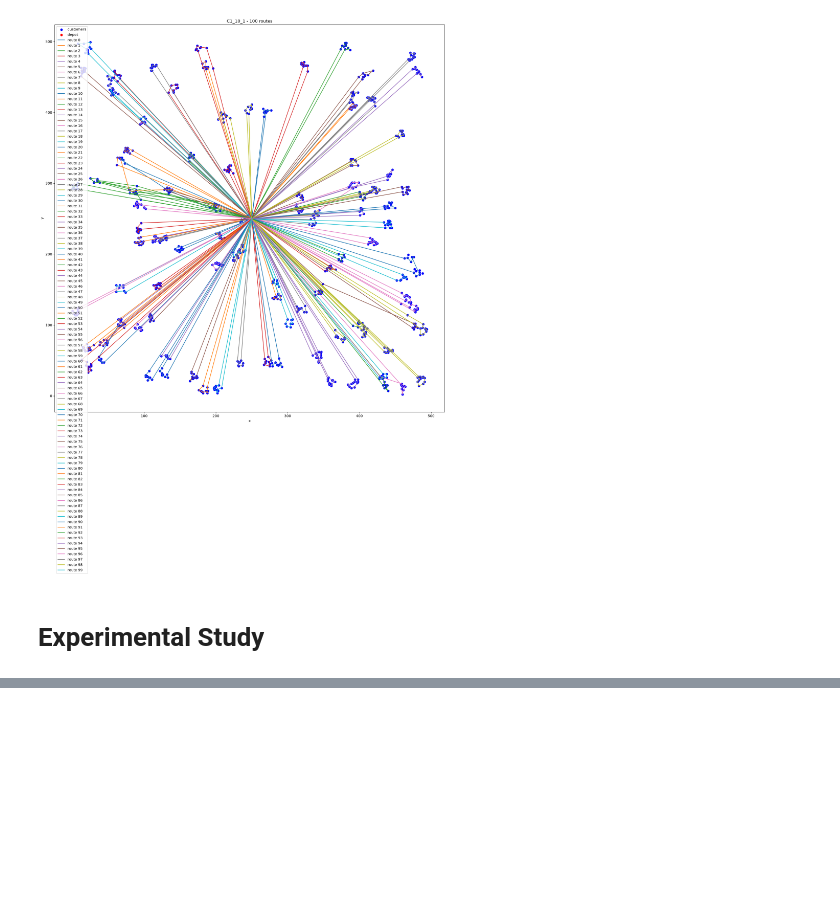
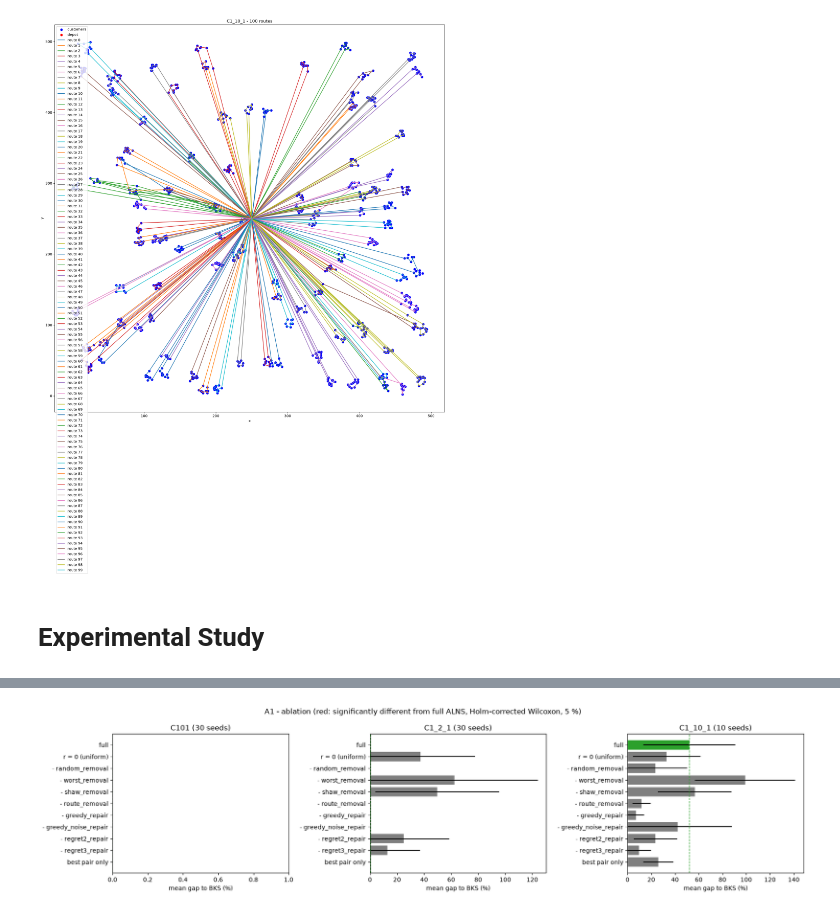
Before and after one commit to slowalie/Algorithms_and_Combinatorial_Optimization_project_groupe_2, a Jupyter notebook: group_2_project_final_deliverable.ipynb, the cells around one changed output, grey strips where cells are left out. Saved outputs shown, nothing was run; the diff lists cells and outputs as text; code cells hidden in the pictures; blank space fills up the shorter version.

```diff
--- a/group_2_project_final_deliverable.ipynb
+++ b/group_2_project_final_deliverable.ipynb
@@ -1095,0 +1351,20 @@ ALNS solution: distance = 42867.72028415934 , #vehicles = 100
+# %%
+# Mean gap with 95 % confidence interval per variant (one panel per instance)
+names = list(a1_all.instance.unique())
+fig, axes = plt.subplots(1, len(names), figsize=(6 * len(names), 4.5))
+for ax, name in zip(axes, names):
+    t = a1_table[a1_table.instance == name]
+    ci = 1.96 * t.std_gap / np.sqrt(t.runs)
+    colors = ["tab:green" if v == "full" else ("tab:red" if p < 0.05 else "tab:gray")
+              for v, p in zip(t.variant, t.p_holm.fillna(1))]
+    mean_gap = t.mean_gap.clip(lower=0)                     # gaps of -0.0003 % come from the BKS rounded to 2 decimals
+    ax.barh(t.variant, mean_gap, xerr=ci, color=colors)
+    ax.axvline(mean_gap[t.variant == "full"].iloc[0], color="tab:green", ls="--", lw=1)
+    ax.set_xlim(left=0, right=max(1, (mean_gap + ci).max() * 1.05))
+    ax.invert_yaxis()
+    ax.set_title(f"{name} ({t.runs.iloc[0]} seeds)")
+    ax.set_xlabel("mean gap to BKS (%)")
+fig.suptitle("A1 - ablation (red: significantly different from full ALNS, Holm-corrected Wilcoxon, 5 %)")
+plt.tight_layout(); plt.show()
+# %% [output]
+[figure, added]
```
Also changed, not shown: parts of 17 cells of this notebook.
